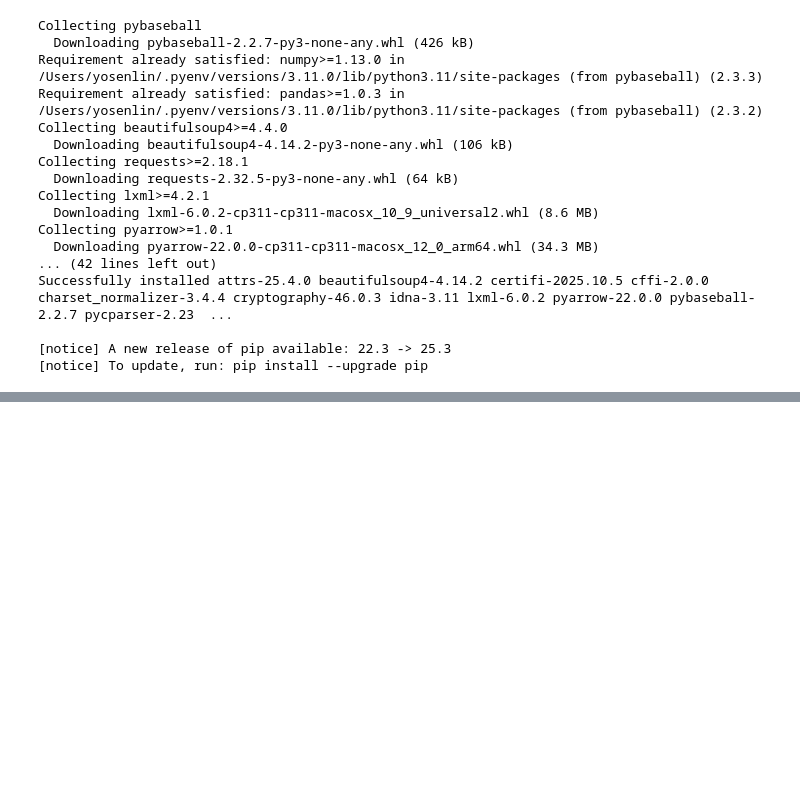
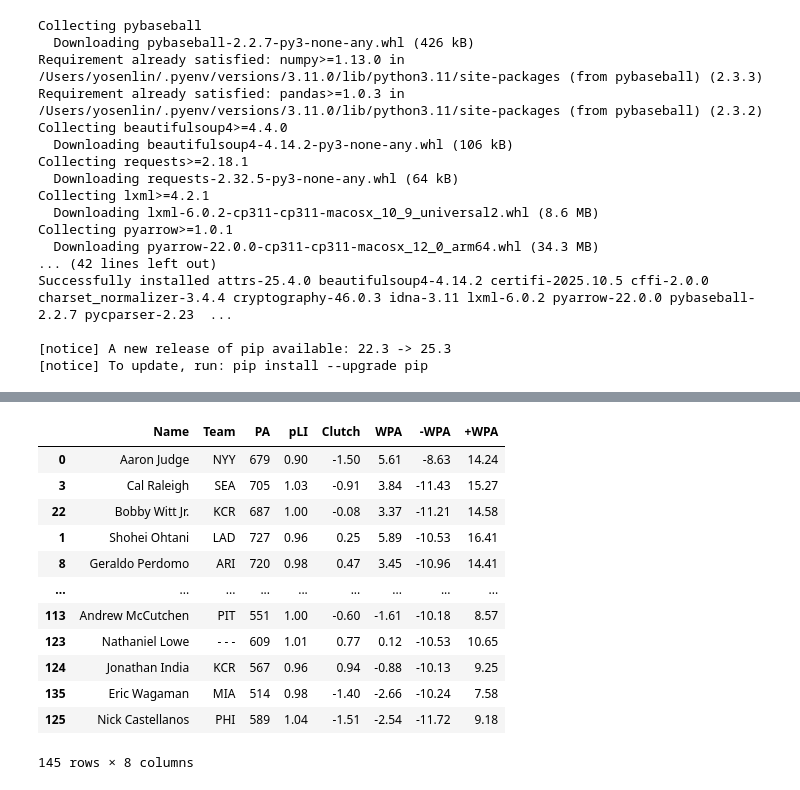
Before and after one commit to y00628/mlb-does-clutch-exist, a Jupyter notebook: notebooks/szn_avg.ipynb, the cells around one changed output, grey strips where cells are left out. Saved outputs shown, nothing was run; the diff lists cells and outputs as text; code cells hidden in the pictures; blank space fills up the shorter version.

```diff
--- a/notebooks/szn_avg.ipynb
+++ b/notebooks/szn_avg.ipynb
@@ -62,0 +50,16 @@ batter_df
+# %%
+bat_li
+# %% [output]
+|  | Name | Team | PA | pLI | Clutch | WPA | -WPA | +WPA |
+| 0 | Aaron Judge | NYY | 679 | 0.90 | -1.50 | 5.61 | -8.63 | 14.24 |
+| 3 | Cal Raleigh | SEA | 705 | 1.03 | -0.91 | 3.84 | -11.43 | 15.27 |
+| 22 | Bobby Witt Jr. | KCR | 687 | 1.00 | -0.08 | 3.37 | -11.21 | 14.58 |
+| 1 | Shohei Ohtani | LAD | 727 | 0.96 | 0.25 | 5.89 | -10.53 | 16.41 |
+| 8 | Geraldo Perdomo | ARI | 720 | 0.98 | 0.47 | 3.45 | -10.96 | 14.41 |
+| ... | ... | ... | ... | ... | ... | ... | ... | ... |
+| 113 | Andrew McCutchen | PIT | 551 | 1.00 | -0.60 | -1.61 | -10.18 | 8.57 |
+| 123 | Nathaniel Lowe | - - - | 609 | 1.01 | 0.77 | 0.12 | -10.53 | 10.65 |
+| 124 | Jonathan India | KCR | 567 | 0.96 | 0.94 | -0.88 | -10.13 | 9.25 |
+| 135 | Eric Wagaman | MIA | 514 | 0.98 | -1.40 | -2.66 | -10.24 | 7.58 |
+| 125 | Nick Castellanos | PHI | 589 | 1.04 | -1.51 | -2.54 | -11.72 | 9.18 |
+145 rows × 8 columns
```
Also changed, not shown: parts of 7 cells of this notebook.
